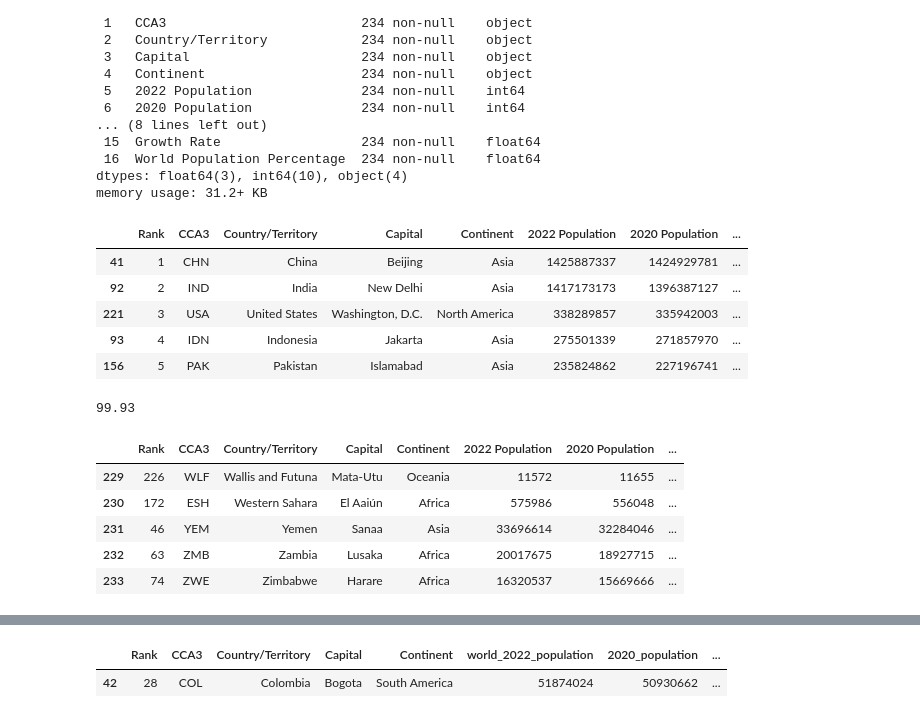
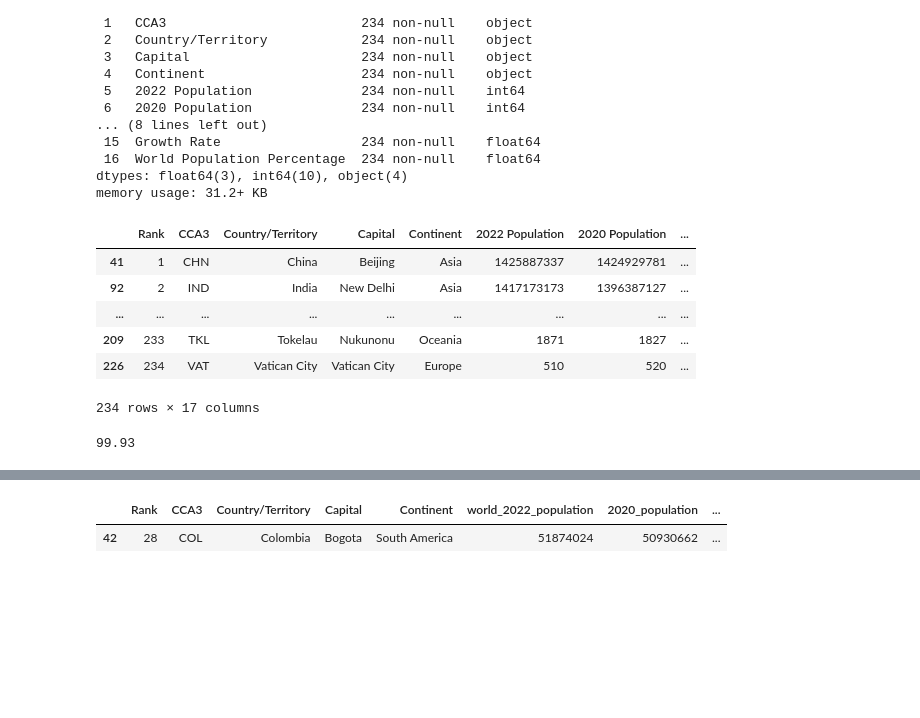
Before and after one commit to N1colasFD/mixed-analytics-for-data-Science, a Jupyter notebook: Word_Population.ipynb, the cells around one changed output, grey strips where cells are left out. Saved outputs shown, nothing was run; the diff lists cells and outputs as text; code cells hidden in the pictures; blank space fills up the shorter version.

```diff
--- a/Word_Population.ipynb
+++ b/Word_Population.ipynb
@@ -77,24 +77,16 @@ Data columns (total 17 columns):
 dtypes: float64(3), int64(10), object(4)
 memory usage: 31.2+ KB
 # %%
-df.sort_values(by = 'Rank').head()
+df.sort_values(by = 'Rank')
 # %% [output]
 |  | Rank | CCA3 | Country/Territory | Capital | Continent | 2022 Population | 2020 Population | ... |
 | 41 | 1 | CHN | China | Beijing | Asia | 1425887337 | 1424929781 | ... |
 | 92 | 2 | IND | India | New Delhi | Asia | 1417173173 | 1396387127 | ... |
-| 221 | 3 | USA | United States | Washington, D.C. | North America | 338289857 | 335942003 | ... |
-| 93 | 4 | IDN | Indonesia | Jakarta | Asia | 275501339 | 271857970 | ... |
-| 156 | 5 | PAK | Pakistan | Islamabad | Asia | 235824862 | 227196741 | ... |
+| ... | ... | ... | ... | ... | ... | ... | ... | ... |
+| 209 | 233 | TKL | Tokelau | Nukunonu | Oceania | 1871 | 1827 | ... |
+| 226 | 234 | VAT | Vatican City | Vatican City | Europe | 510 | 520 | ... |
+234 rows × 17 columns
 # %%
 df['World Population Percentage'].sum()
 # %% [output]
 99.93
-# %%
-df.tail()
-# %% [output]
-|  | Rank | CCA3 | Country/Territory | Capital | Continent | 2022 Population | 2020 Population | ... |
-| 229 | 226 | WLF | Wallis and Futuna | Mata-Utu | Oceania | 11572 | 11655 | ... |
-| 230 | 172 | ESH | Western Sahara | El Aaiún | Africa | 575986 | 556048 | ... |
-| 231 | 46 | YEM | Yemen | Sanaa | Asia | 33696614 | 32284046 | ... |
-| 232 | 63 | ZMB | Zambia | Lusaka | Africa | 20017675 | 18927715 | ... |
-| 233 | 74 | ZWE | Zimbabwe | Harare | Africa | 16320537 | 15669666 | ... |
```
Also changed, not shown: parts of 22 cells of this notebook.
